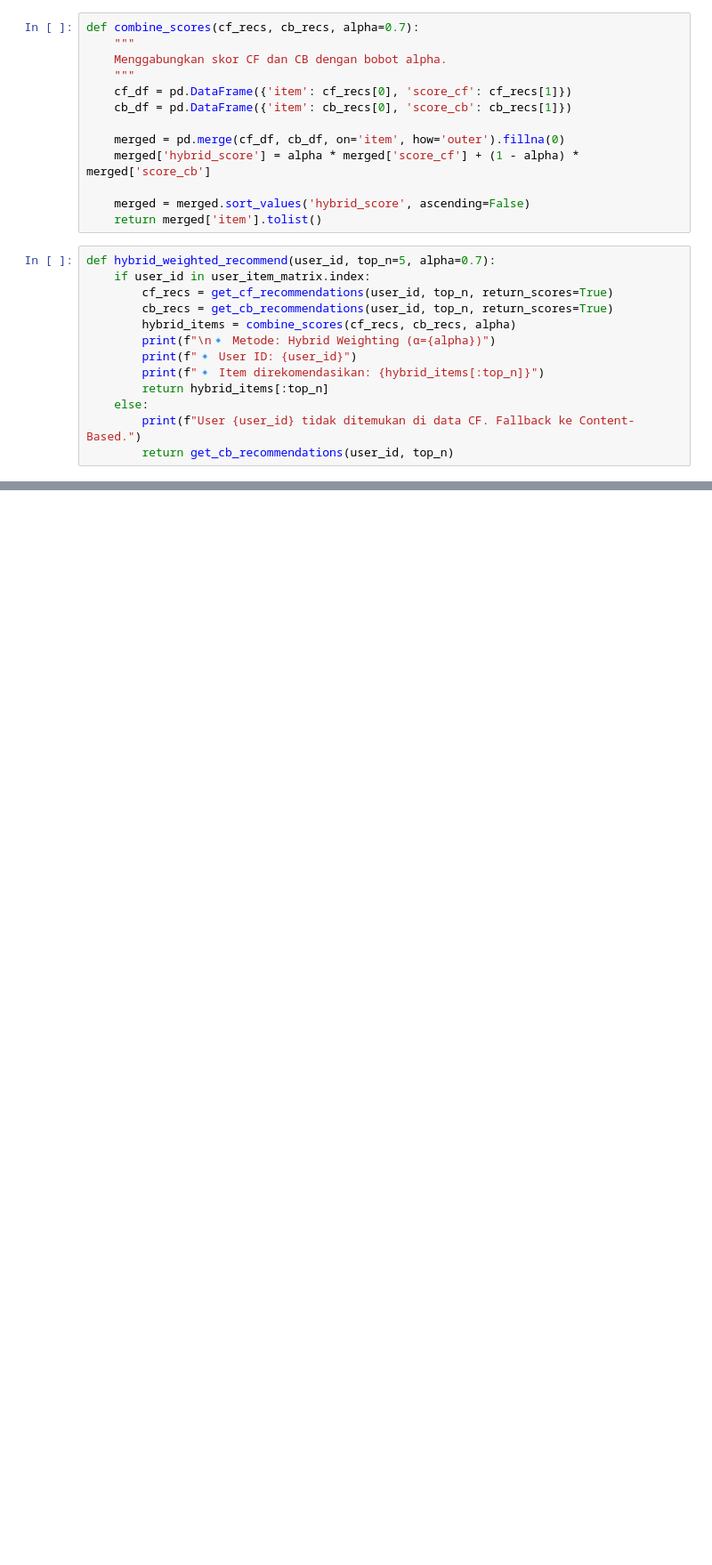
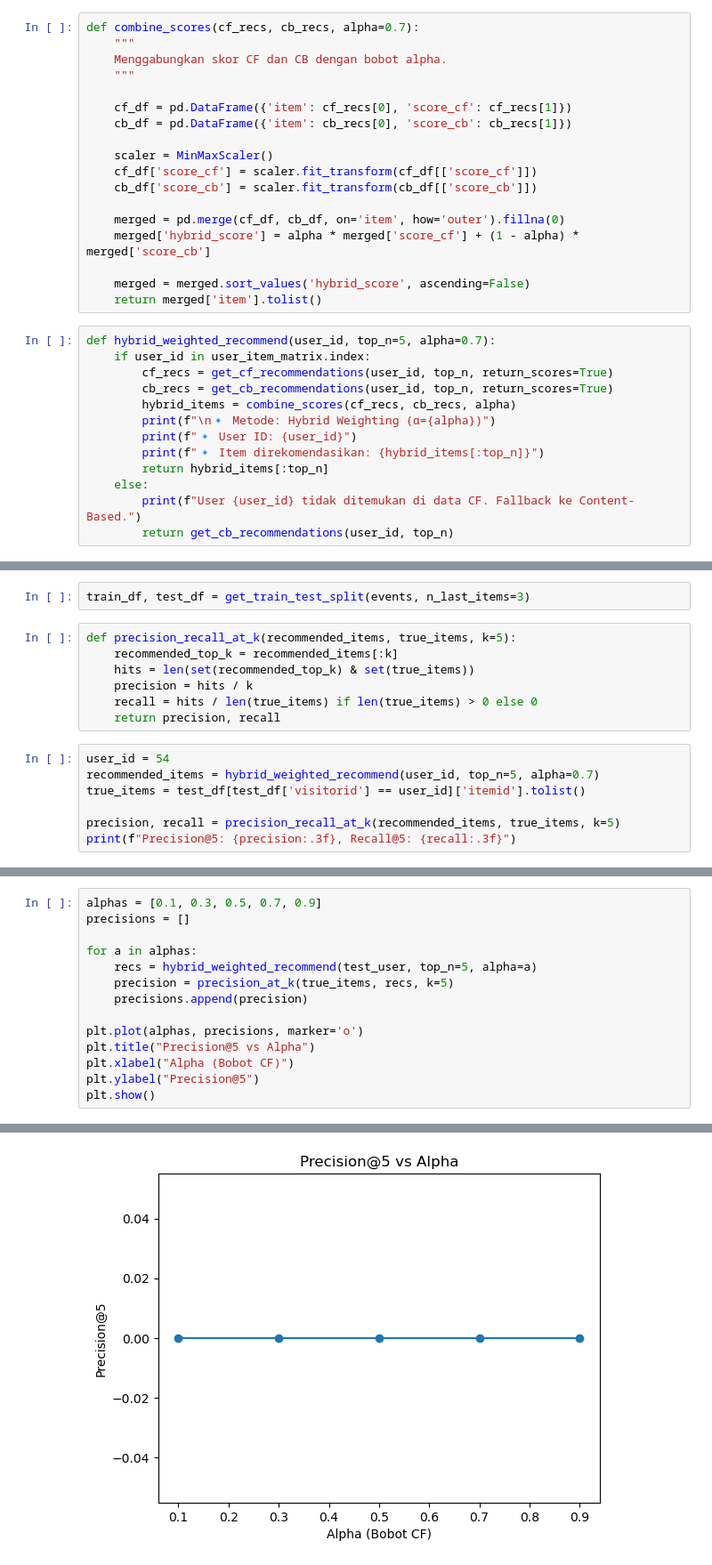
Before and after one commit to ch1ns0n/collaborative-filtering, a Jupyter notebook: cf_model.ipynb, the cells around one changed output, grey strips where cells are left out. Shown at 89% size. Drawn from its saved outputs; the diff is of its cells as text; blank space fills up the shorter version.

Commit message:
Evaluation First Try: Still Precision 0

```diff
--- a/cf_model.ipynb
+++ b/cf_model.ipynb
@@ -585,8 +587,13 @@ def combine_scores(cf_recs, cb_recs, alpha=0.7):
     """
     Menggabungkan skor CF dan CB dengan bobot alpha.
     """
+
     cf_df = pd.DataFrame({'item': cf_recs[0], 'score_cf': cf_recs[1]})
     cb_df = pd.DataFrame({'item': cb_recs[0], 'score_cb': cb_recs[1]})
+
+    scaler = MinMaxScaler()
+    cf_df['score_cf'] = scaler.fit_transform(cf_df[['score_cf']])
+    cb_df['score_cb'] = scaler.fit_transform(cb_df[['score_cb']])
 
     merged = pd.merge(cf_df, cb_df, on='item', how='outer').fillna(0)
     merged['hybrid_score'] = alpha * merged['score_cf'] + (1 - alpha) * merged['score_cb']
@@ -627,0 +658,16 @@ User 1348163 → Rekomendasi: [6, 117, 256, 312, 466845]
+# %%
+train_df, test_df = get_train_test_split(events, n_last_items=3)
+# %%
+def precision_recall_at_k(recommended_items, true_items, k=5):
+    recommended_top_k = recommended_items[:k]
+    hits = len(set(recommended_top_k) & set(true_items))
+    precision = hits / k
+    recall = hits / len(true_items) if len(true_items) > 0 else 0
+    return precision, recall
+# %%
+user_id = 54
+recommended_items = hybrid_weighted_recommend(user_id, top_n=5, alpha=0.7)
+true_items = test_df[test_df['visitorid'] == user_id]['itemid'].tolist()
+
+precision, recall = precision_recall_at_k(recommended_items, true_items, k=5)
+print(f"Precision@5: {precision:.3f}, Recall@5: {recall:.3f}")
@@ -627,0 +679,15 @@ User 1348163 → Rekomendasi: [6, 117, 256, 312, 466845]
+# %%
+alphas = [0.1, 0.3, 0.5, 0.7, 0.9]
+precisions = []
+
+for a in alphas:
+    recs = hybrid_weighted_recommend(test_user, top_n=5, alpha=a)
+    precision = precision_at_k(true_items, recs, k=5)
+    precisions.append(precision)
+
+plt.plot(alphas, precisions, marker='o')
+plt.title("Precision@5 vs Alpha")
+plt.xlabel("Alpha (Bobot CF)")
+plt.ylabel("Precision@5")
+plt.show()
+# %% [output]
@@ -627,0 +713 @@ User 1348163 → Rekomendasi: [6, 117, 256, 312, 466845]
+[figure, added]
```
Also changed, not shown: parts of 25 cells of this notebook.
